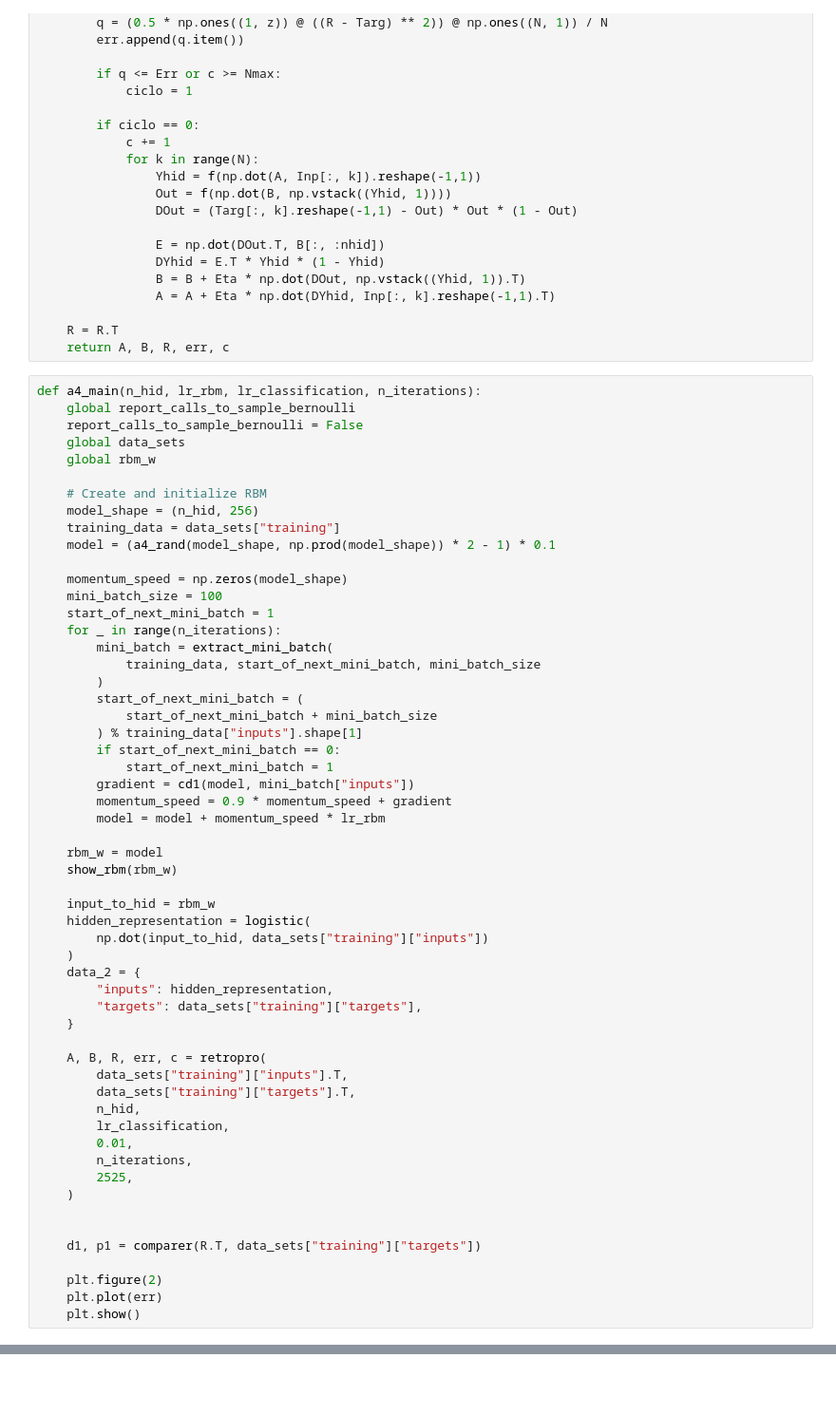
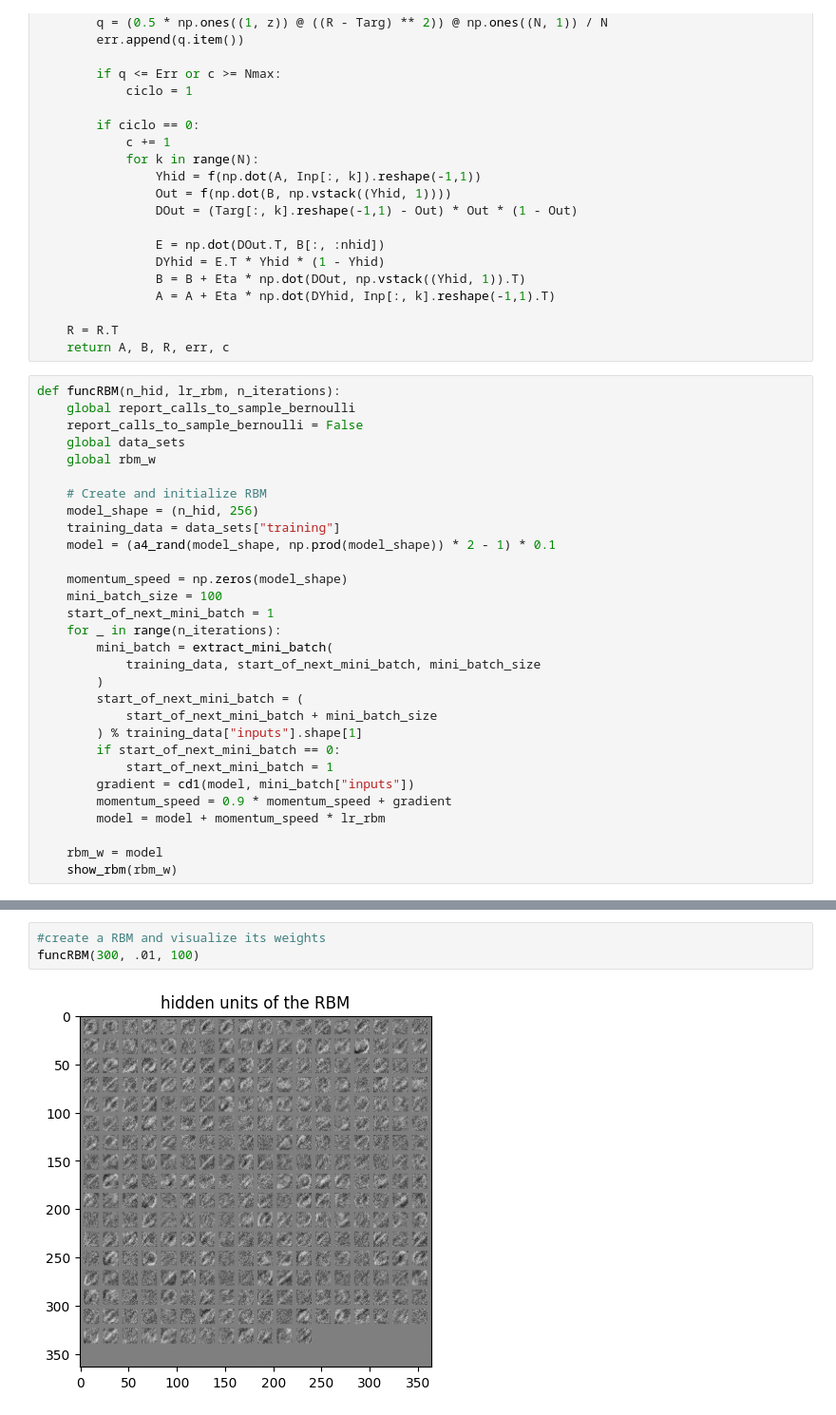
Before and after one commit to valentinagliozzi/NNCourse, a Jupyter notebook: a4.ipynb, the cells around one changed output, grey strips where cells are left out. Shown at 95% size. Drawn from its saved outputs; the diff is of its cells as text; blank space fills up the shorter version.

```diff
--- a/a4.ipynb
+++ b/a4.ipynb
@@ -178,7 +178,7 @@ def retropro(Inp, Targ, nhid, Eta, Err, Nmax, seed):
     R = R.T
     return A, B, R, err, c
 # %%
-def a4_main(n_hid, lr_rbm, lr_classification, n_iterations):
+def funcRBM(n_hid, lr_rbm, n_iterations):
     global report_calls_to_sample_bernoulli
     report_calls_to_sample_bernoulli = False
     global data_sets
@@ -207,29 +207,3 @@ def a4_main(n_hid, lr_rbm, lr_classification, n_iterations):
 
     rbm_w = model
     show_rbm(rbm_w)
-
-    input_to_hid = rbm_w
-    hidden_representation = logistic(
-        np.dot(input_to_hid, data_sets["training"]["inputs"])
-    )
-    data_2 = {
-        "inputs": hidden_representation,
-        "targets": data_sets["training"]["targets"],
-    }
-
-    A, B, R, err, c = retropro(
-        data_sets["training"]["inputs"].T,
-        data_sets["training"]["targets"].T,
-        n_hid,
-        lr_classification,
-        0.01,
-        n_iterations,
-        2525,
-    )
-
-
-    d1, p1 = comparer(R.T, data_sets["training"]["targets"])
-
-    plt.figure(2)
-    plt.plot(err)
-    plt.show()
@@ -296,0 +302,5 @@ a4_main(300, .02, .005, 1000)
+# %%
+#create a RBM and visualize its weights
+funcRBM(300, .01, 100)
+# %% [output]
+[figure, added]
```
Also changed, not shown: parts of 8 cells of this notebook.
